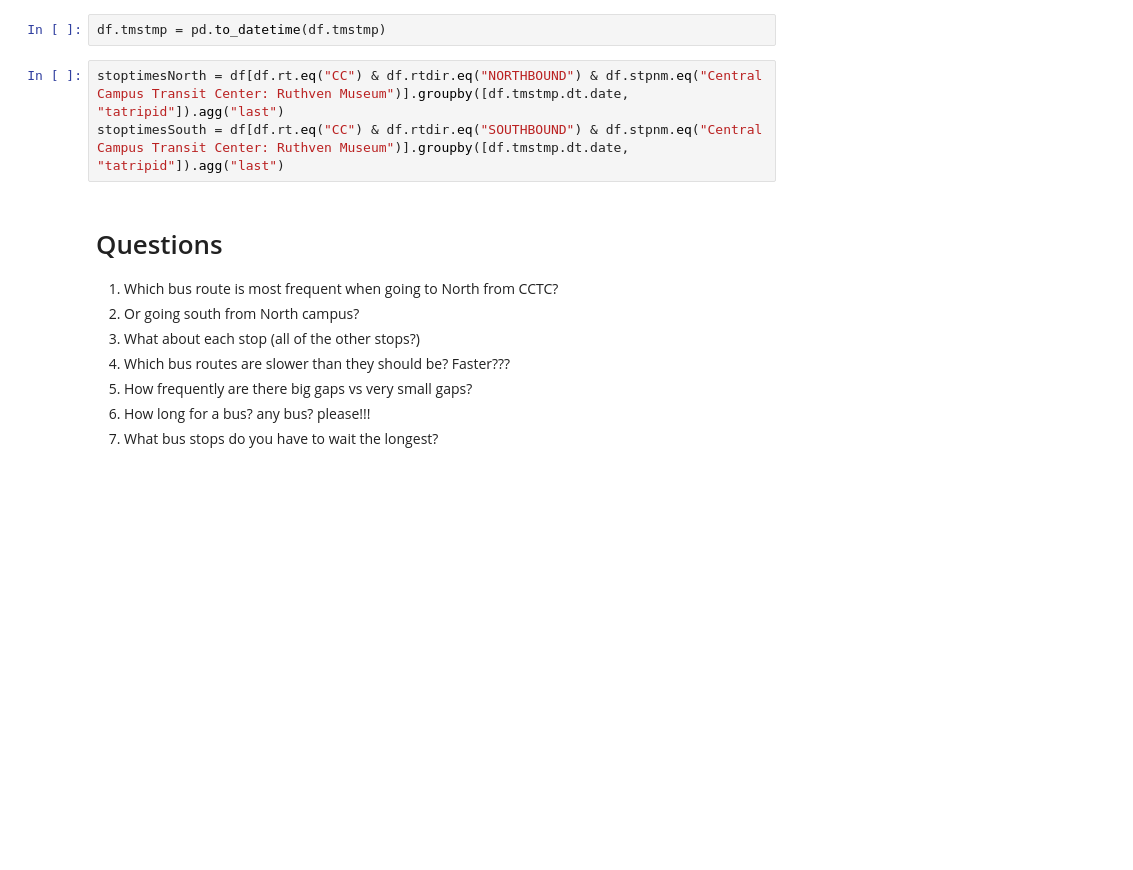
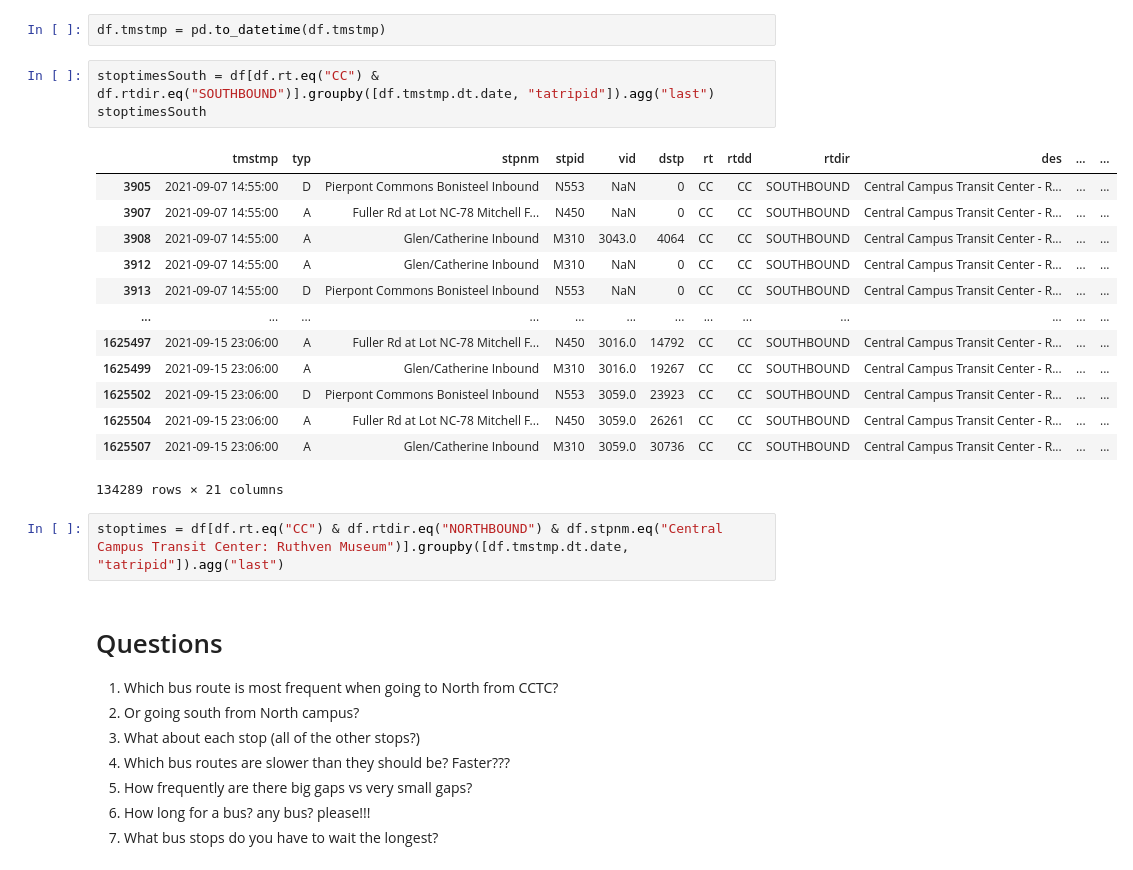
Before and after one commit to MichiganDaily/bus-scraper, a Jupyter notebook: notebooks/bustime-eda-naitian-CopyWithOldData.ipynb, the cells around one changed output. Drawn from its saved outputs; the diff is of its cells as text; blank space fills up the shorter version.

```diff
--- a/notebooks/bustime-eda-naitian-CopyWithOldData.ipynb
+++ b/notebooks/bustime-eda-naitian-CopyWithOldData.ipynb
@@ -44,9 +44,25 @@ array(['WX', 'MX', 'SD', 'WS', 'OXM', 'CC', 'BBL', 'NWL', 'GNW'],
 # Let's look at what routes are there
 # %%
 df.tmstmp = pd.to_datetime(df.tmstmp)
+# %%
+stoptimesSouth = df[df.rt.eq("CC") & df.rtdir.eq("SOUTHBOUND")].groupby([df.tmstmp.dt.date, "tatripid"]).agg("last")
+stoptimesSouth
+# %% [output]
+|  | tmstmp | typ | stpnm | stpid | vid | dstp | rt | rtdd | rtdir | des | ... | ... |
+| 3905 | 2021-09-07 14:55:00 | D | Pierpont Commons Bonisteel Inbound | N553 | NaN | 0 | CC | CC | SOUTHBOUND | Central Campus Transit Center - R... | ... | ... |
+| 3907 | 2021-09-07 14:55:00 | A | Fuller Rd at Lot NC-78 Mitchell F... | N450 | NaN | 0 | CC | CC | SOUTHBOUND | Central Campus Transit Center - R... | ... | ... |
+| 3908 | 2021-09-07 14:55:00 | A | Glen/Catherine Inbound | M310 | 3043.0 | 4064 | CC | CC | SOUTHBOUND | Central Campus Transit Center - R... | ... | ... |
+| 3912 | 2021-09-07 14:55:00 | A | Glen/Catherine Inbound | M310 | NaN | 0 | CC | CC | SOUTHBOUND | Central Campus Transit Center - R... | ... | ... |
+| 3913 | 2021-09-07 14:55:00 | D | Pierpont Commons Bonisteel Inbound | N553 | NaN | 0 | CC | CC | SOUTHBOUND | Central Campus Transit Center - R... | ... | ... |
+| ... | ... | ... | ... | ... | ... | ... | ... | ... | ... | ... | ... | ... |
+| 1625497 | 2021-09-15 23:06:00 | A | Fuller Rd at Lot NC-78 Mitchell F... | N450 | 3016.0 | 14792 | CC | CC | SOUTHBOUND | Central Campus Transit Center - R... | ... | ... |
+| 1625499 | 2021-09-15 23:06:00 | A | Glen/Catherine Inbound | M310 | 3016.0 | 19267 | CC | CC | SOUTHBOUND | Central Campus Transit Center - R... | ... | ... |
+| 1625502 | 2021-09-15 23:06:00 | D | Pierpont Commons Bonisteel Inbound | N553 | 3059.0 | 23923 | CC | CC | SOUTHBOUND | Central Campus Transit Center - R... | ... | ... |
+| 1625504 | 2021-09-15 23:06:00 | A | Fuller Rd at Lot NC-78 Mitchell F... | N450 | 3059.0 | 26261 | CC | CC | SOUTHBOUND | Central Campus Transit Center - R... | ... | ... |
+| 1625507 | 2021-09-15 23:06:00 | A | Glen/Catherine Inbound | M310 | 3059.0 | 30736 | CC | CC | SOUTHBOUND | Central Campus Transit Center - R... | ... | ... |
+134289 rows × 21 columns
 # %%
-stoptimesNorth = df[df.rt.eq("CC") & df.rtdir.eq("NORTHBOUND") & df.stpnm.eq("Central Campus Transit Center: Ruthven Museum")].groupby([df.tmstmp.dt.date, "tatripid"]).agg("last")
-stoptimesSouth = df[df.rt.eq("CC") & df.rtdir.eq("SOUTHBOUND") & df.stpnm.eq("Central Campus Transit Center: Ruthven Museum")].groupby([df.tmstmp.dt.date, "tatripid"]).agg("last")
+stoptimes = df[df.rt.eq("CC") & df.rtdir.eq("NORTHBOUND") & df.stpnm.eq("Central Campus Transit Center: Ruthven Museum")].groupby([df.tmstmp.dt.date, "tatripid"]).agg("last")
 # %% [markdown]
 # Questions
 
```
Also changed, not shown: parts of 2 cells of this notebook, 2 other files.
